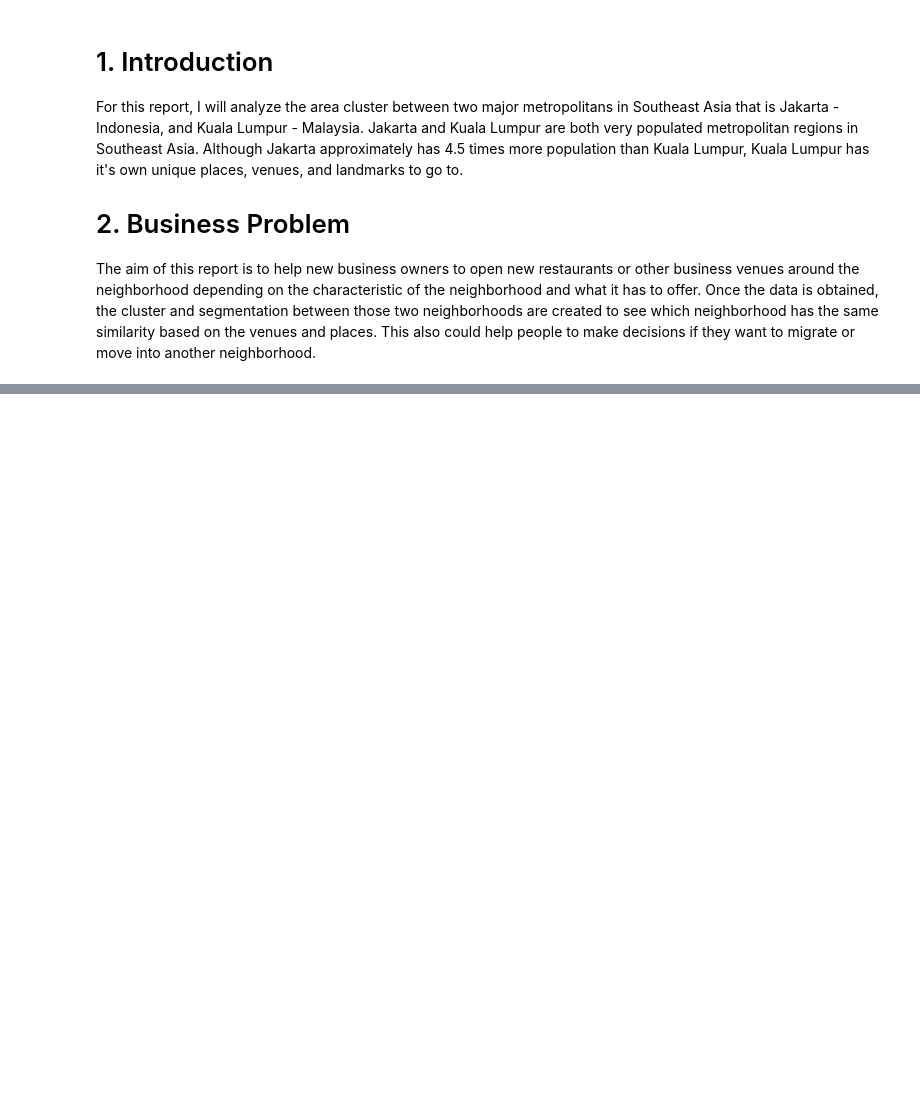
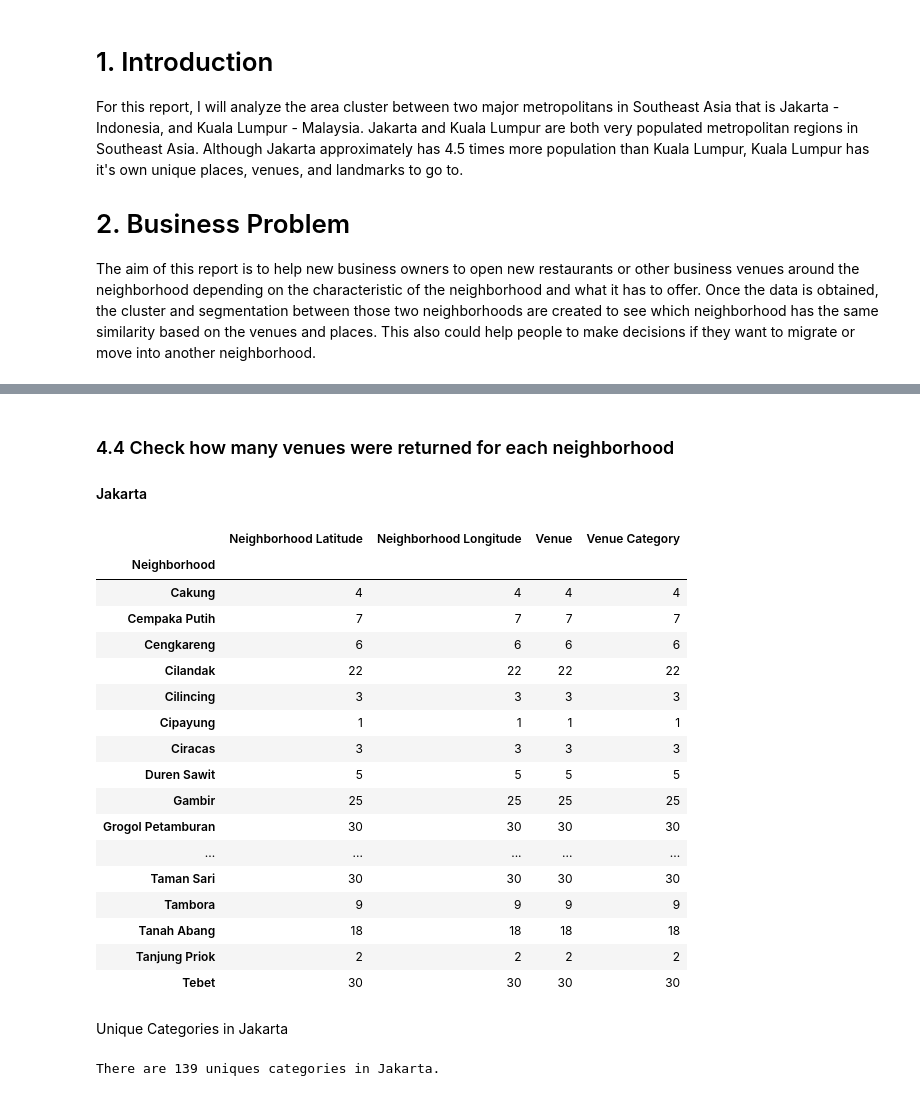
Before and after one commit to agungatd/Coursera_Capstone, a Jupyter notebook: Battle of Neighborhood.ipynb, the cells around one changed output, grey strips where cells are left out. Cells and saved outputs as stored; diff of their text form; code cells hidden in the pictures; blank space fills up the shorter version.

```diff
--- a/Battle of Neighborhood.ipynb
+++ b/Battle of Neighborhood.ipynb
@@ -10,0 +260,15 @@ The aim of this report is to help new business owners to open new restaurants or
+# %%
+jakarta_map = folium.Map(location=[jakarta_latitude, jakarta_longitude], zoom_start=10)
+
+for latitude, longitude, borough, neighborhood in zip(jakarta_df['Latitude'], jakarta_df['Longitude'], jakarta_df['Borough'], jakarta_df['Neighborhood']):
+    label = '{}, {}'.format(neighborhood, borough)
+    label = folium.Popup(label, parse_html=True)
+    folium.CircleMarker(
+        [latitude, longitude],
+        radius=5,
+        popup=label,
+        color='red',
+        fill=True
+        ).add_to(jakarta_map)
+
+jakarta_map
@@ -10,0 +280,7 @@ The aim of this report is to help new business owners to open new restaurants or
+# %%
+address = 'Kuala Lumpur'
+
+location = geolocator.geocode(address)
+kl_latitude = location.latitude
+kl_longitude = location.longitude
+print(f'Coordinates of Kuala Lumpur are {kl_latitude}, {kl_longitude}')
@@ -10,0 +291,15 @@ The aim of this report is to help new business owners to open new restaurants or
+# %%
+kl_map = folium.Map(location=[kl_latitude, kl_longitude], zoom_start=10)
+
+for latitude, longitude, borough, neighborhood in zip(kl_df['Latitude'], kl_df['Longitude'], kl_df['Borough'], kl_df['Neighborhood']):
+    label = '{}, {}'.format(neighborhood, borough)
+    label = folium.Popup(label, parse_html=True)
+    folium.CircleMarker(
+        [latitude, longitude],
+        radius=5,
+        popup=label,
+        color='blue',
+        fill=True
+        ).add_to(kl_map)
+
+kl_map
@@ -10,0 +364,2 @@ The aim of this report is to help new business owners to open new restaurants or
+# %%
+jakarta_venues = get_nearby_venues(jakarta_df['Neighborhood'], jakarta_df['Latitude'], jakarta_df['Longitude'])
@@ -10,0 +402,30 @@ The aim of this report is to help new business owners to open new restaurants or
+# %% [markdown]
+### 4.4 Check how many venues were returned for each neighborhood
+#### Jakarta
+# %%
+jakarta_venues.groupby('Neighborhood').count()
+# %% [output]
+|  | Neighborhood Latitude | Neighborhood Longitude | Venue | Venue Category |
+| Neighborhood |  |  |  |  |
+| Cakung | 4 | 4 | 4 | 4 |
+| Cempaka Putih | 7 | 7 | 7 | 7 |
+| Cengkareng | 6 | 6 | 6 | 6 |
+| Cilandak | 22 | 22 | 22 | 22 |
+| Cilincing | 3 | 3 | 3 | 3 |
+| Cipayung | 1 | 1 | 1 | 1 |
+| Ciracas | 3 | 3 | 3 | 3 |
+| Duren Sawit | 5 | 5 | 5 | 5 |
+| Gambir | 25 | 25 | 25 | 25 |
+| Grogol Petamburan | 30 | 30 | 30 | 30 |
+| ... | ... | ... | ... | ... |
+| Taman Sari | 30 | 30 | 30 | 30 |
+| Tambora | 9 | 9 | 9 | 9 |
+| Tanah Abang | 18 | 18 | 18 | 18 |
+| Tanjung Priok | 2 | 2 | 2 | 2 |
+| Tebet | 30 | 30 | 30 | 30 |
+# %% [markdown]
+Unique Categories in Jakarta
+# %%
+print(f'There are {len(jakarta_venues["Venue Category"].unique())} uniques categories in Jakarta.')
+# %% [output]
+There are 139 uniques categories in Jakarta.
```
Also changed, not shown: parts of 105 cells of this notebook.
